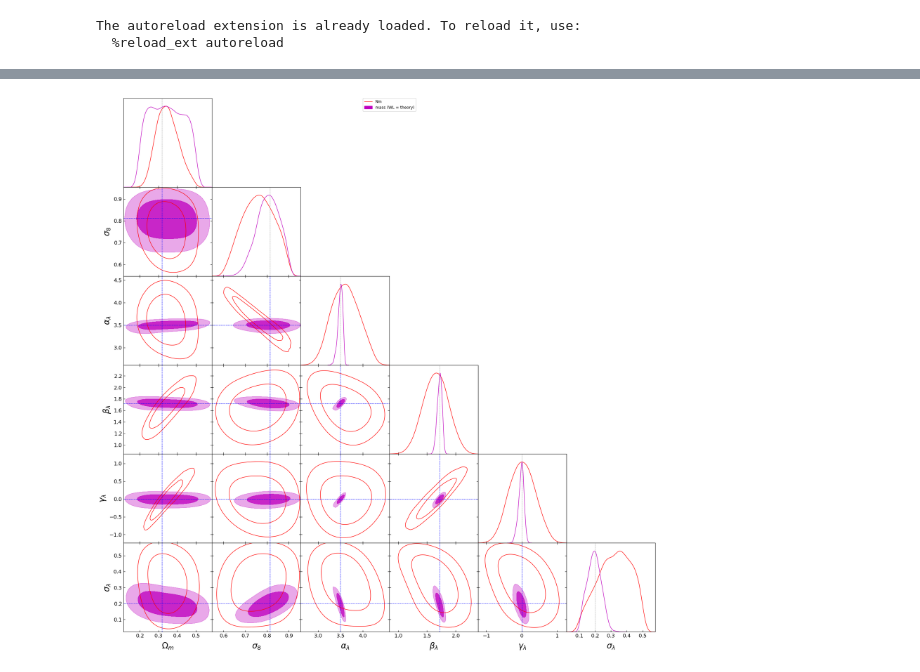
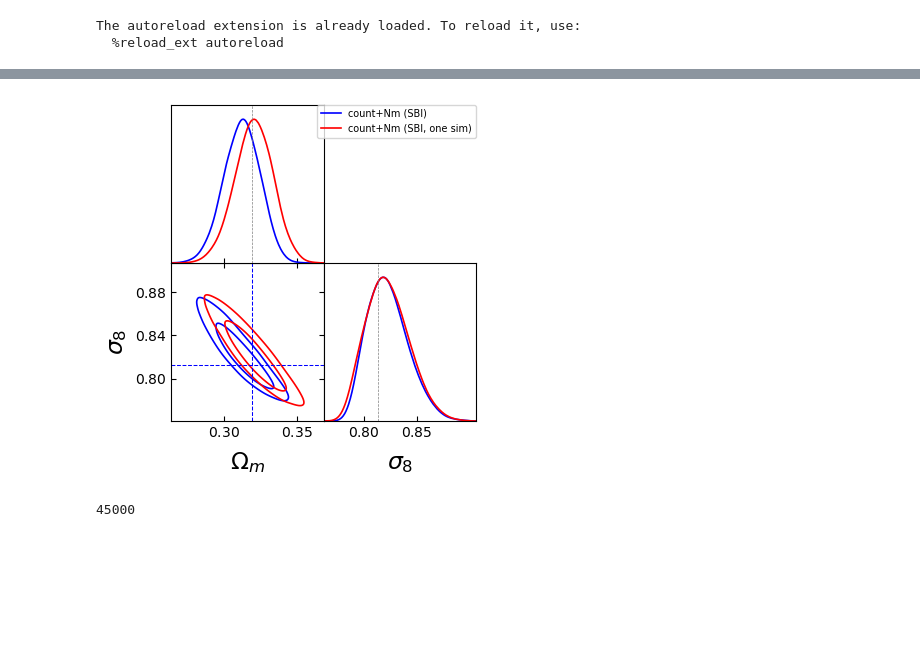
Before and after one commit to calumhrmurray/capish, a Jupyter notebook: validation_capish/6params_impact_theory_sigmaMwl.ipynb, the cells around one changed output, grey strips where cells are left out. Cells and saved outputs as stored; diff of their text form; code cells hidden in the pictures; blank space fills up the shorter version.

```diff
--- a/validation_capish/6params_impact_theory_sigmaMwl.ipynb
+++ b/validation_capish/6params_impact_theory_sigmaMwl.ipynb
@@ -48,0 +70,21 @@ Removed no burn in
+# %%
+n_cut=490000
+path = '../../capish_sbi_data/config_sbi_DESlike6_corrected_standard_prior_6_params/samples_of_{}_posterior_with_data_flagship_like_sim_one.pkl'
+
+t = np.load(path.format('count'), allow_pickle = True)
+N_onesim = MCSamples(samples=t[n_cut:],names = names,
+                    labels = labels,
+                     settings=settings,
+                     label=r'count (SBI, one sim)')
+
+t = np.load(path.format('Nm'), allow_pickle = True)
+Nm_onesim = MCSamples(samples=t[n_cut:],names = names,
+                    labels = labels,
+                     settings=settings,
+                     label=r'Nm (SBI, one sim)')
+
+t = np.load(path.format('count_Nm'), allow_pickle = True)
+count_Nm_onesim = MCSamples(samples=t[n_cut:],names = names,
+                    labels = labels,
+                     settings=settings,
+                     label=r'count+Nm (SBI, one sim)')
@@ -130,21 +247,27 @@ g.triangle_plot([N4, N_mcmc],
-# %%
-g = plots.get_subplot_plotter(subplot_size=3)
-g.settings.lab_fontsize = 20
-g.settings.legend_fontsize = 10
-g.settings.axes_fontsize = 13
-marker_args = {'lw':0.75, 'markersize':0.75, 'ls':'--','color':'b'}
-range_ = {'1':[2.5,4], '2':[-2,2], '3':[1,4], '4':[0.1,1.2],'5':[-1.5,1.5], '6':[-0.5,0.5], }
-g.triangle_plot([Nm4,m_mcmc,],
-                #[N_Nm_power_law_log10Mwl_no_scatter],
-                filled=[False, True, False,False, False,True],
-                contour_colors = ['r', 'm', 'g', 'b', 'orange', 'c' ],
-                contour_ls=['-','-','-', '-', '-','-',],
-                contour_lws=1,shaded=False,
-                legend_fontsize = 10,
-                params=['1','2','3','4','5','6'],
-                markers=markers,
-                fine_bins = 5,
-                marker_args = marker_args)
-#plt.savefig(f'mcmc_SBI.png', dpi = 300)
-# %% [output]
-[figure, removed]
+# %%
+g = plots.get_subplot_plotter(subplot_size=2)
+g.settings.lab_fontsize = 20
+g.settings.legend_fontsize = 10
+g.settings.axes_fontsize = 13
+marker_args = {'lw':0.75, 'markersize':0.75, 'ls':'--','color':'b'}
+#range_ = {'1':[2.5,4], '2':[-2,2], '3':[1,4], '4':[0.1,1.2],'5':[-1.5,1.5], '6':[-0.5,0.5], }
+g.triangle_plot([ count_Nm, count_Nm_onesim],
+                #[N_Nm_power_law_log10Mwl_no_scatter],
+                filled=[False, False, False,False, False],
+                contour_colors = ['b', 'r', 'g','k' ],
+                contour_ls=['-','-','-',],
+                contour_lws=[1.2,1.2,1.2,1.2],
+                #shaded=[False, False, True],
+                legend_fontsize = 10,
+                params=['1','2'],
+                markers=markers,
+                #param_limits = range_,
+                fine_bins = 5,
+                marker_args = marker_args)
+#plt.savefig(f'mcmc_SBI.png', dpi = 300)
+# %% [output]
+[figure, added]
+# %%
+t = read_mcmc(path.format('count_only'))
+# %% [output]
+45000
```
Also changed, not shown: parts of 11 cells of this notebook, 17 other files.
